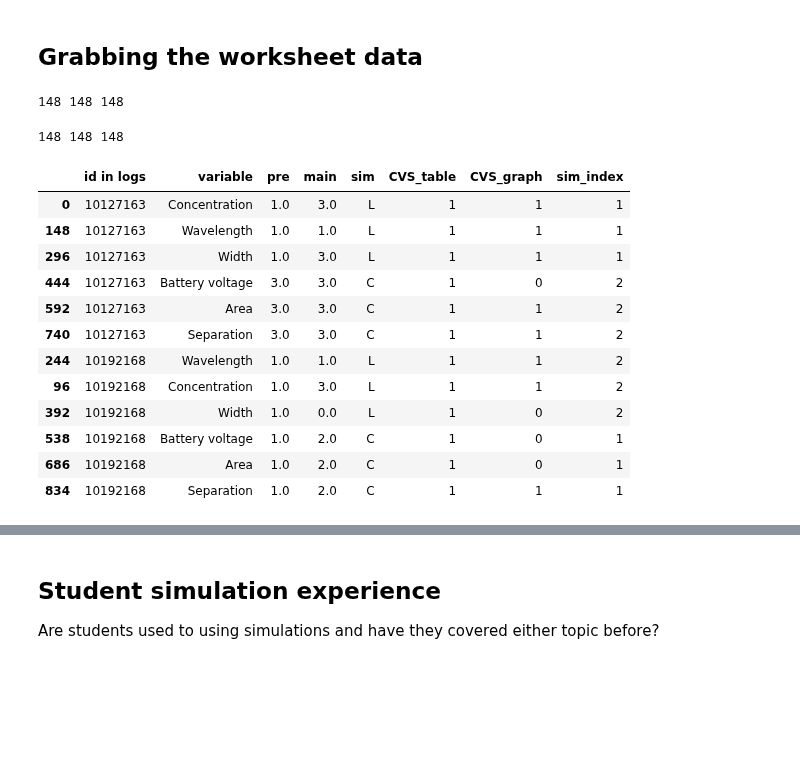
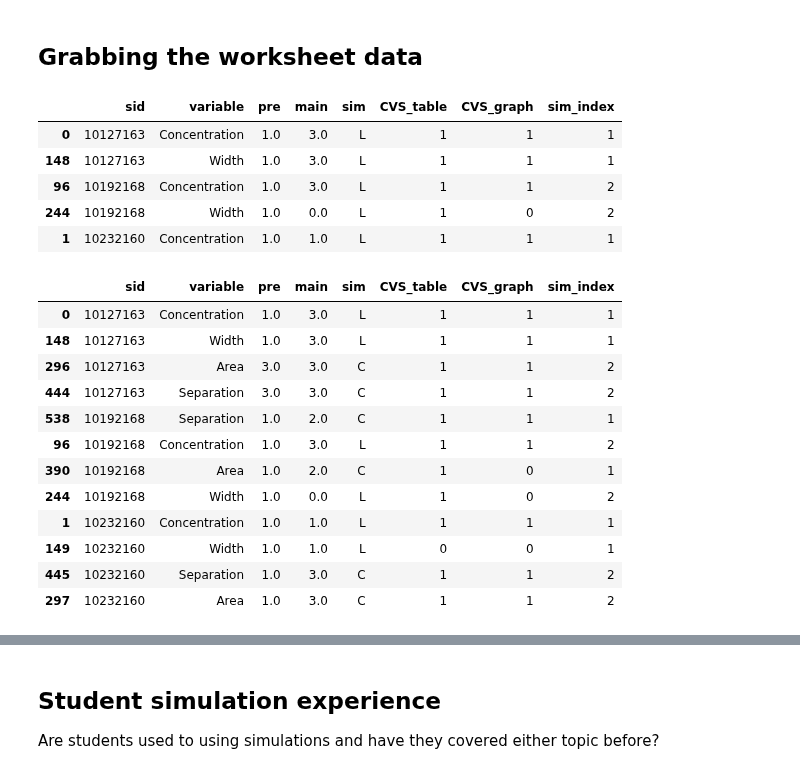
Before and after one commit to jmassall/inquiry_virtualLabs_study, a Jupyter notebook: analysis/storyline.ipynb, the cells around one changed output, grey strips where cells are left out. Saved outputs shown, nothing was run; the diff lists cells and outputs as text; code cells hidden in the pictures; blank space fills up the shorter version.

```diff
--- a/analysis/storyline.ipynb
+++ b/analysis/storyline.ipynb
@@ -92,25 +101,33 @@ main = get_main_worksheet(sim='beers')
 ids = get_students_to_analyze_log_worksheets('beers')
 pre= pre[pre['Student ID'].isin(worksheets[(worksheets['Type']=='p')&worksheets['Student ID'].isin(ids)]['other id'].values)]
 main= main[main['Student ID'].isin(worksheets[(worksheets['Type']=='m')&worksheets['Student ID'].isin(ids)]['other id'].values)]
-print len(ids),len(pre),len(main)
 
 #ids in pre/post match "other id" in worksheet metdata so we need to assign the correct id in logs for each entry in pre/post
-pre['id in logs'] = pre['Student ID'].apply(lambda row: worksheets.loc[worksheets[(worksheets['other id']==row)].index[0],'Student ID'])
-main['id in logs'] = main['Student ID'].apply(lambda row: worksheets.loc[worksheets[worksheets['other id']==row].index[0],'Student ID'])
+pre['sid'] = pre['Student ID'].apply(lambda row: worksheets.loc[worksheets[(worksheets['other id']==row)].index[0],'Student ID'])
+main['sid'] = main['Student ID'].apply(lambda row: worksheets.loc[worksheets[worksheets['other id']==row].index[0],'Student ID'])
+
+# print len(ids),len(pre),len(main)
-# %% [output]
-148 148 148
 # %%
 ## make desired table for beers
-melted_pre = pd.melt(pre, id_vars=['id in logs'], value_vars=['Concentration','Wavelength','Width'], var_name='variable',value_name='pre')
-melted_main = pd.melt(main, id_vars=['id in logs'], value_vars=['Concentration','Wavelength','Width'], var_name='variable',value_name='main')
+melted_pre = pd.melt(pre, id_vars=['sid'], value_vars=['Concentration','Width'], var_name='variable',value_name='pre')
+melted_main = pd.melt(main, id_vars=['sid'], value_vars=['Concentration','Width'], var_name='variable',value_name='main')
 
-L_scores = melted_pre.merge(melted_main, on=['id in logs','variable'], how='outer')
+L_scores = melted_pre.merge(melted_main, on=['sid','variable'], how='outer')
 L_scores['sim'] = 'L'
 
-L_scores['CVS_table'] = L_scores.apply(lambda row: table_cvs_df2.loc[table_cvs_df2[table_cvs_df2['studentid']==row['id in logs']].index[0],row['variable']],axis=1)
-L_scores['CVS_graph'] = L_scores.apply(lambda row: graph_cvs_df2.loc[graph_cvs_df2[graph_cvs_df2['studentid']==row['id in logs']].index[0],row['variable']],axis=1)
+L_scores['CVS_table'] = L_scores.apply(lambda row: table_cvs_df2.loc[table_cvs_df2[table_cvs_df2['studentid']==row['sid']].index[0],row['variable']],axis=1)
+L_scores['CVS_graph'] = L_scores.apply(lambda row: graph_cvs_df2.loc[graph_cvs_df2[graph_cvs_df2['studentid']==row['sid']].index[0],row['variable']],axis=1)
 
-L_scores['sim_index'] = L_scores.apply(lambda row: table_cvs_df2.loc[table_cvs_df2[table_cvs_df2['studentid']==row['id in logs']].index[0],'activity order'].index(row['sim'])+1,axis=1)
+L_scores['sim_index'] = L_scores.apply(lambda row: table_cvs_df2.loc[table_cvs_df2[table_cvs_df2['studentid']==row['sid']].index[0],'activity order'].index(row['sim'])+1,axis=1)
+# %%
+L_scores.sort_values('sid').head()
+# %% [output]
+|  | sid | variable | pre | main | sim | CVS_table | CVS_graph | sim_index |
+| 0 | 10127163 | Concentration | 1.0 | 3.0 | L | 1 | 1 | 1 |
+| 148 | 10127163 | Width | 1.0 | 3.0 | L | 1 | 1 | 1 |
+| 96 | 10192168 | Concentration | 1.0 | 3.0 | L | 1 | 1 | 2 |
+| 244 | 10192168 | Width | 1.0 | 0.0 | L | 1 | 0 | 2 |
+| 1 | 10232160 | Concentration | 1.0 | 1.0 | L | 1 | 1 | 1 |
 # %%
 %reload_ext utils_read_parsing
 #grab worksheet data
@@ -121,40 +138,39 @@ main = get_main_worksheet(sim='caps')
 ids = get_students_to_analyze_log_worksheets('caps')
 pre= pre[pre['Student ID'].isin(worksheets[(worksheets['Type']=='p')&worksheets['Student ID'].isin(ids)]['other id'].values)]
 main= main[main['Student ID'].isin(worksheets[(worksheets['Type']=='m')&worksheets['Student ID'].isin(ids)]['other id'].values)]
-print len(ids),len(pre),len(main)
 
 #ids in pre/post match "other id" in worksheet metdata so we need to assign the correct id in logs for each entry in pre/post
-pre['id in logs'] = pre['Student ID'].apply(lambda row: worksheets.loc[worksheets[(worksheets['other id']==row)].index[0],'Student ID'])
-main['id in logs'] = main['Student ID'].apply(lambda row: worksheets.loc[worksheets[worksheets['other id']==row].index[0],'Student ID'])
+pre['sid'] = pre['Student ID'].apply(lambda row: worksheets.loc[worksheets[(worksheets['other id']==row)].index[0],'Student ID'])
+main['sid'] = main['Student ID'].apply(lambda row: worksheets.loc[worksheets[worksheets['other id']==row].index[0],'Student ID'])
+
+# print len(ids),len(pre),len(main)
-# %% [output]
-148 148 148
 # %%
 ## make desired table for caps
-melted_pre = pd.melt(pre, id_vars=['id in logs'], value_vars=['Battery voltage','Area','Separation'], var_name='variable',value_name='pre')
-melted_main = pd.melt(main, id_vars=['id in logs'], value_vars=['Battery voltage','Area','Separation'], var_name='variable',value_name='main')
+melted_pre = pd.melt(pre, id_vars=['sid'], value_vars=['Area','Separation'], var_name='variable',value_name='pre')
+melted_main = pd.melt(main, id_vars=['sid'], value_vars=['Area','Separation'], var_name='variable',value_name='main')
 
-C_scores = melted_pre.merge(melted_main, on=['id in logs','variable'], how='outer')
+C_scores = melted_pre.merge(melted_main, on=['sid','variable'], how='outer')
 C_scores['sim'] = 'C'
 
-C_scores['CVS_table'] = C_scores.apply(lambda row: table_cvs_df2.loc[table_cvs_df2[table_cvs_df2['studentid']==row['id in logs']].index[0],row['variable']],axis=1)
-C_scores['CVS_graph'] = C_scores.apply(lambda row: graph_cvs_df2.loc[graph_cvs_df2[graph_cvs_df2['studentid']==row['id in logs']].index[0],row['variable']],axis=1)
+C_scores['CVS_table'] = C_scores.apply(lambda row: table_cvs_df2.loc[table_cvs_df2[table_cvs_df2['studentid']==row['sid']].index[0],row['variable']],axis=1)
+C_scores['CVS_graph'] = C_scores.apply(lambda row: graph_cvs_df2.loc[graph_cvs_df2[graph_cvs_df2['studentid']==row['sid']].index[0],row['variable']],axis=1)
 
-C_scores['sim_index'] = C_scores.apply(lambda row: table_cvs_df2.loc[table_cvs_df2[table_cvs_df2['studentid']==row['id in logs']].index[0],'activity order'].index(row['sim'])+1,axis=1)
+C_scores['sim_index'] = C_scores.apply(lambda row: table_cvs_df2.loc[table_cvs_df2[table_cvs_df2['studentid']==row['sid']].index[0],'activity order'].index(row['sim'])+1,axis=1)
 # %%
-scores = pd.concat([L_scores,C_scores])
-scores = scores.reset_index(drop=True)
-scores.sort_values('id in logs').head(12)
+data = pd.concat([L_scores,C_scores])
+data = data.reset_index(drop=True)
+data.sort_values('sid').head(12)
 # %% [output]
-|  | id in logs | variable | pre | main | sim | CVS_table | CVS_graph | sim_index |
+|  | sid | variable | pre | main | sim | CVS_table | CVS_graph | sim_index |
 | 0 | 10127163 | Concentration | 1.0 | 3.0 | L | 1 | 1 | 1 |
-| 148 | 10127163 | Wavelength | 1.0 | 1.0 | L | 1 | 1 | 1 |
-| 296 | 10127163 | Width | 1.0 | 3.0 | L | 1 | 1 | 1 |
-| 444 | 10127163 | Battery voltage | 3.0 | 3.0 | C | 1 | 0 | 2 |
-| 592 | 10127163 | Area | 3.0 | 3.0 | C | 1 | 1 | 2 |
-| 740 | 10127163 | Separation | 3.0 | 3.0 | C | 1 | 1 | 2 |
-| 244 | 10192168 | Wavelength | 1.0 | 1.0 | L | 1 | 1 | 2 |
+| 148 | 10127163 | Width | 1.0 | 3.0 | L | 1 | 1 | 1 |
+| 296 | 10127163 | Area | 3.0 | 3.0 | C | 1 | 1 | 2 |
+| 444 | 10127163 | Separation | 3.0 | 3.0 | C | 1 | 1 | 2 |
+| 538 | 10192168 | Separation | 1.0 | 2.0 | C | 1 | 1 | 1 |
 | 96 | 10192168 | Concentration | 1.0 | 3.0 | L | 1 | 1 | 2 |
-| 392 | 10192168 | Width | 1.0 | 0.0 | L | 1 | 0 | 2 |
-| 538 | 10192168 | Battery voltage | 1.0 | 2.0 | C | 1 | 0 | 1 |
-| 686 | 10192168 | Area | 1.0 | 2.0 | C | 1 | 0 | 1 |
-| 834 | 10192168 | Separation | 1.0 | 2.0 | C | 1 | 1 | 1 |
+| 390 | 10192168 | Area | 1.0 | 2.0 | C | 1 | 0 | 1 |
+| 244 | 10192168 | Width | 1.0 | 0.0 | L | 1 | 0 | 2 |
+| 1 | 10232160 | Concentration | 1.0 | 1.0 | L | 1 | 1 | 1 |
+| 149 | 10232160 | Width | 1.0 | 1.0 | L | 0 | 0 | 1 |
+| 445 | 10232160 | Separation | 1.0 | 3.0 | C | 1 | 1 | 2 |
+| 297 | 10232160 | Area | 1.0 | 3.0 | C | 1 | 1 | 2 |
```
Also changed, not shown: parts of 52 cells of this notebook.
